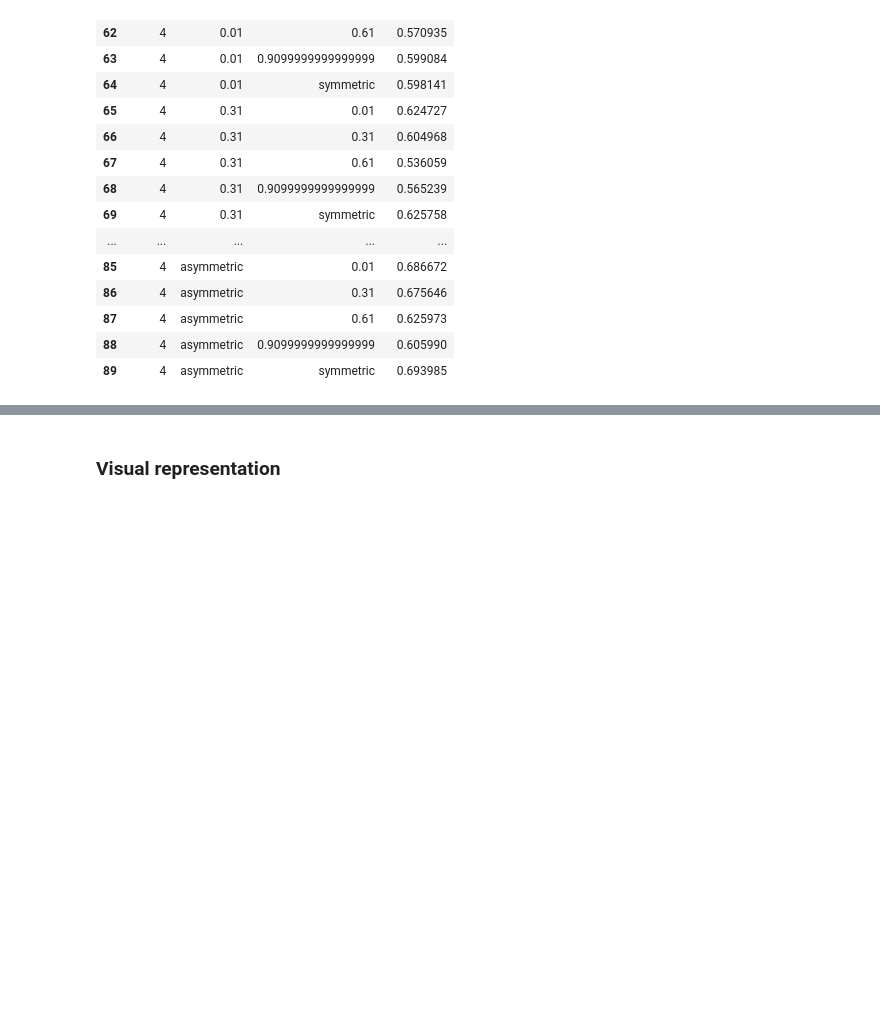
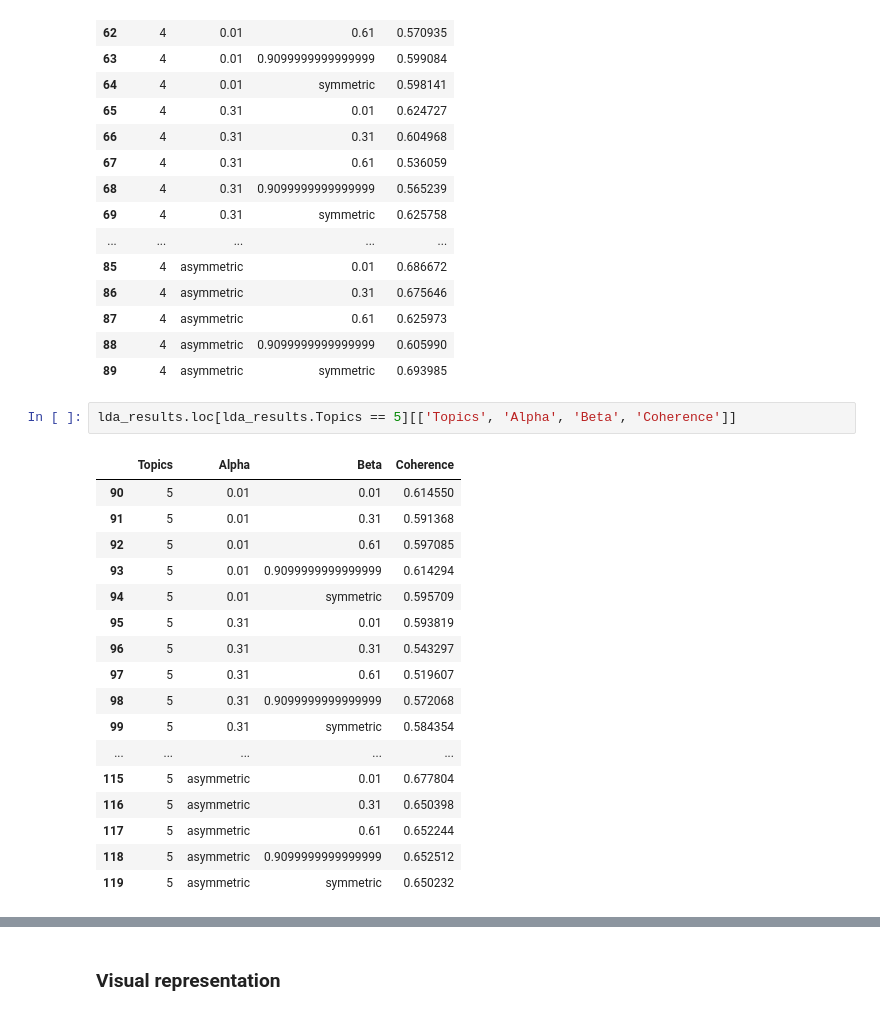
Before and after one commit to isaschm/topic-models-and-word-embeddings, a Jupyter notebook: evaluate-lda.ipynb, the cells around one changed output, grey strips where cells are left out. Cells and saved outputs as stored; diff of their text form; blank space fills up the shorter version.

Commit message:
find highest coherence & pyldavis explanation

```diff
--- a/evaluate-lda.ipynb
+++ b/evaluate-lda.ipynb
@@ -443,3 +447,23 @@ lda_results.loc[lda_results.Topics == 4][['Topics', 'Alpha', 'Beta', 'Coherence'
 | 87 | 4 | asymmetric | 0.61 | 0.625973 |
 | 88 | 4 | asymmetric | 0.9099999999999999 | 0.605990 |
 | 89 | 4 | asymmetric | symmetric | 0.693985 |
+# %%
+lda_results.loc[lda_results.Topics == 5][['Topics', 'Alpha', 'Beta', 'Coherence']]
+# %% [output]
+|  | Topics | Alpha | Beta | Coherence |
+| 90 | 5 | 0.01 | 0.01 | 0.614550 |
+| 91 | 5 | 0.01 | 0.31 | 0.591368 |
+| 92 | 5 | 0.01 | 0.61 | 0.597085 |
+| 93 | 5 | 0.01 | 0.9099999999999999 | 0.614294 |
+| 94 | 5 | 0.01 | symmetric | 0.595709 |
+| 95 | 5 | 0.31 | 0.01 | 0.593819 |
+| 96 | 5 | 0.31 | 0.31 | 0.543297 |
+| 97 | 5 | 0.31 | 0.61 | 0.519607 |
+| 98 | 5 | 0.31 | 0.9099999999999999 | 0.572068 |
+| 99 | 5 | 0.31 | symmetric | 0.584354 |
+| ... | ... | ... | ... | ... |
+| 115 | 5 | asymmetric | 0.01 | 0.677804 |
+| 116 | 5 | asymmetric | 0.31 | 0.650398 |
+| 117 | 5 | asymmetric | 0.61 | 0.652244 |
+| 118 | 5 | asymmetric | 0.9099999999999999 | 0.652512 |
+| 119 | 5 | asymmetric | symmetric | 0.650232 |
```
Also changed, not shown: parts of 11 cells of this notebook.
